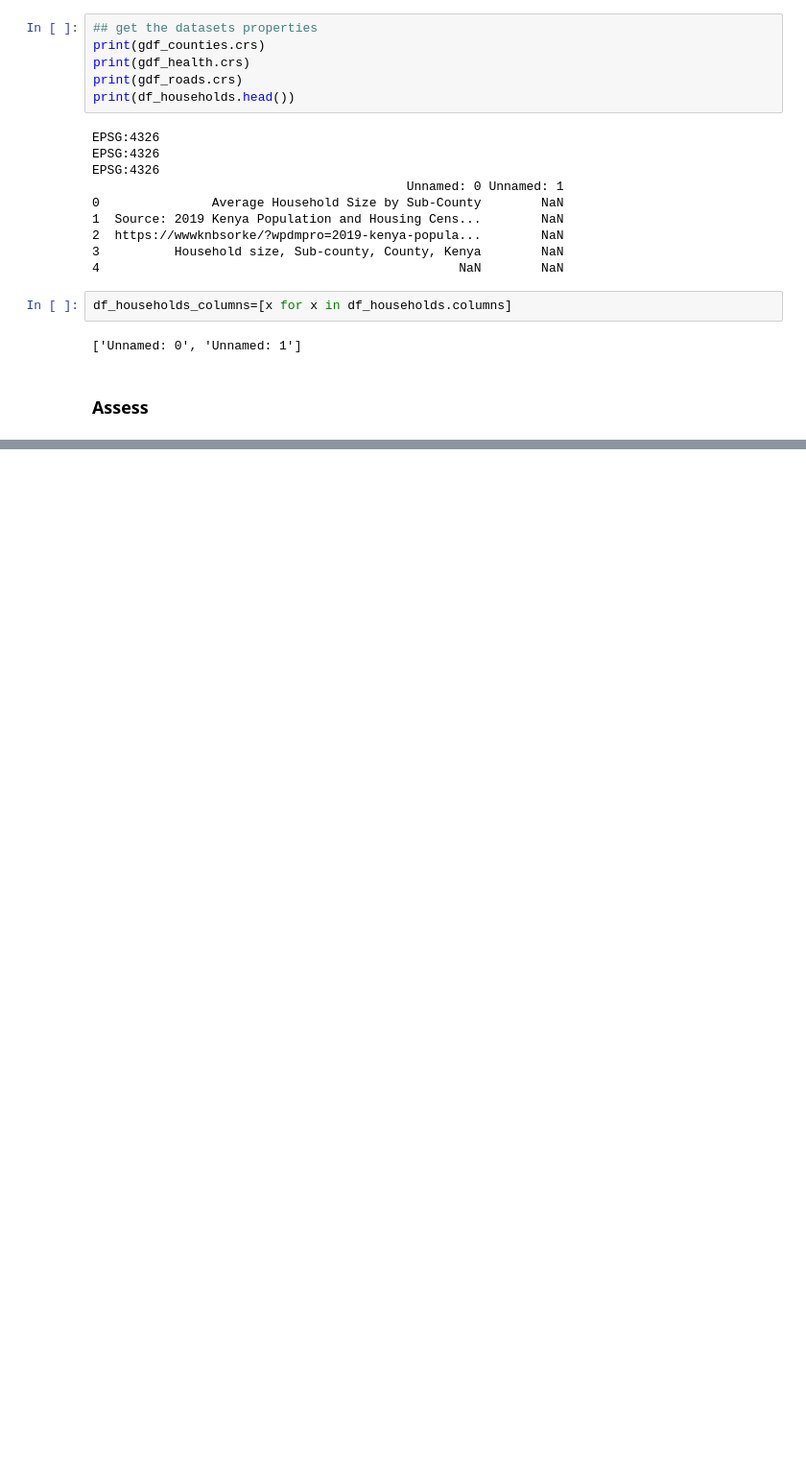
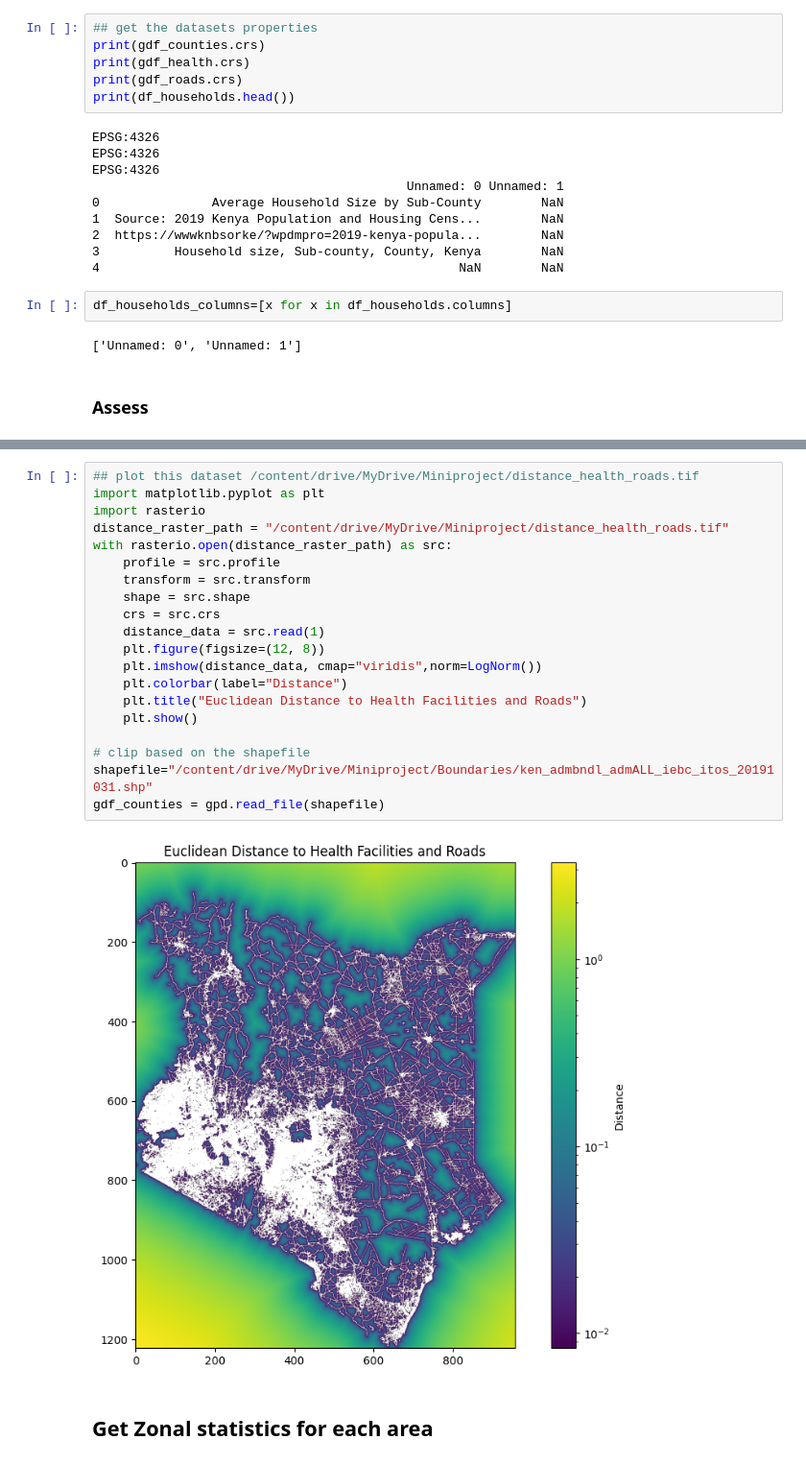
Before and after one commit to jamesmuiru/mlfccourse, a Jupyter notebook: Healthcare_Infrastructure_Optimization_in_Central_Kenya.ipynb, the cells around one changed output, grey strips where cells are left out. Shown at 96% size. Cells and saved outputs as stored; diff of their text form; blank space fills up the shorter version.

```diff
--- a/Healthcare_Infrastructure_Optimization_in_Central_Kenya.ipynb
+++ b/Healthcare_Infrastructure_Optimization_in_Central_Kenya.ipynb
@@ -170,3 +172,27 @@ with rasterio.open(output_path, "w", **profile) as dst:
 print("✅ Euclidean distance raster saved at:", output_path)
 # %% [output]
 ✅ Euclidean distance raster saved at: /content/drive/MyDrive/Miniproject/distance_health_roads.tif
+# %%
+## plot this dataset /content/drive/MyDrive/Miniproject/distance_health_roads.tif
+import matplotlib.pyplot as plt
+import rasterio
+distance_raster_path = "/content/drive/MyDrive/Miniproject/distance_health_roads.tif"
+with rasterio.open(distance_raster_path) as src:
+    profile = src.profile
+    transform = src.transform
+    shape = src.shape
+    crs = src.crs
+    distance_data = src.read(1)
+    plt.figure(figsize=(12, 8))
+    plt.imshow(distance_data, cmap="viridis",norm=LogNorm())
+    plt.colorbar(label="Distance")
+    plt.title("Euclidean Distance to Health Facilities and Roads")
+    plt.show()
+
+# clip based on the shapefile
+shapefile="/content/drive/MyDrive/Miniproject/Boundaries/ken_admbndl_admALL_iebc_itos_20191031.shp"
+gdf_counties = gpd.read_file(shapefile)
+# %% [output]
+[figure, added]
+# %% [markdown]
+## Get Zonal statistics for each area
```
Also changed, not shown: parts of 17 cells of this notebook.
